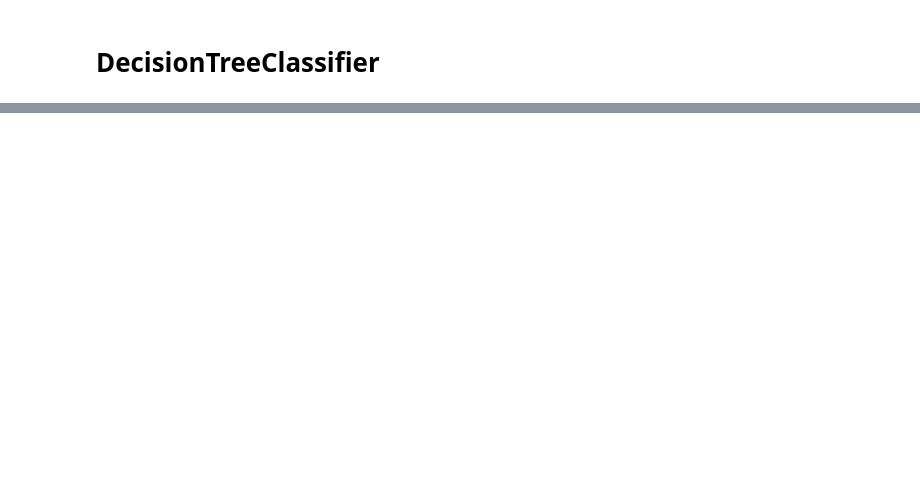
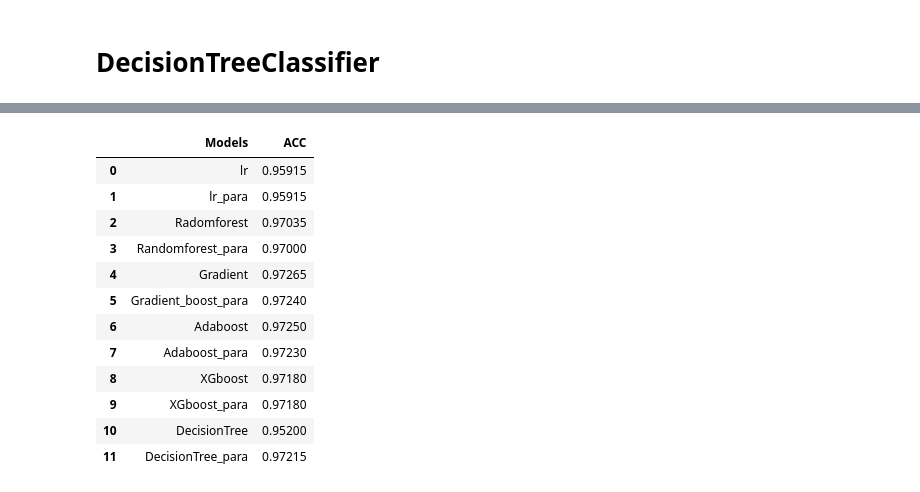
Before and after one commit to Pranaliyadav29/Diabetes, a Jupyter notebook: diabetes .ipynb, the cells around one changed output, grey strips where cells are left out. Saved outputs shown, nothing was run; the diff lists cells and outputs as text; code cells hidden in the pictures; blank space fills up the shorter version.

```diff
--- a/diabetes .ipynb
+++ b/diabetes .ipynb
@@ -406,10 +413,12 @@ boost = AdaBoostClassifier()
 boost.fit(X_train, y_train)
 
 # Predict the labels for the test set
-y_pred = boost.predict(X_test)
+y_pred6 = boost.predict(X_test)
 
 # Calculate the accuracy score
-accuracy = accuracy_score(y_test, y_pred)
+accuracy_score(y_test, y_pred6)
 
 print("Test Accuracy:", accuracy)
+cr=(classification_report(y_test,y_pred6))
+print(cr)
 # %% [output]
@@ -498,0 +613,33 @@ param_grid = (
+# %%
+#checking all models accuracy
+final_df = pd.DataFrame({'Models':['lr','lr_para','Radomforest','Randomforest_para','Gradient','Gradient_boost_para','Adaboost','Adaboost_para','XGboost','XGboost_para','DecisionTree','DecisionTree_para'],
+                        'ACC':[accuracy_score(y_test,y_pred),
+                              accuracy_score(y_test,y_pred1),
+                              accuracy_score(y_test,y_pred2),
+                              accuracy_score(y_test,y_pred3),
+                              accuracy_score(y_test,y_pred4),
+                              accuracy_score(y_test,y_pred5),
+                              accuracy_score(y_test,y_pred6),
+                              accuracy_score(y_test,y_pred7),
+                              accuracy_score(y_test,y_pred8),
+                              accuracy_score(y_test,y_pred9),
+                              accuracy_score(y_test,y_pred10),
+                              accuracy_score(y_test,y_pred11)
+
+
+]})
+final_df
+# %% [output]
+|  | Models | ACC |
+| 0 | lr | 0.95915 |
+| 1 | lr_para | 0.95915 |
+| 2 | Radomforest | 0.97035 |
+| 3 | Randomforest_para | 0.97000 |
+| 4 | Gradient | 0.97265 |
+| 5 | Gradient_boost_para | 0.97240 |
+| 6 | Adaboost | 0.97250 |
+| 7 | Adaboost_para | 0.97230 |
+| 8 | XGboost | 0.97180 |
+| 9 | XGboost_para | 0.97180 |
+| 10 | DecisionTree | 0.95200 |
+| 11 | DecisionTree_para | 0.97215 |
```
Also changed, not shown: parts of 21 cells of this notebook.
